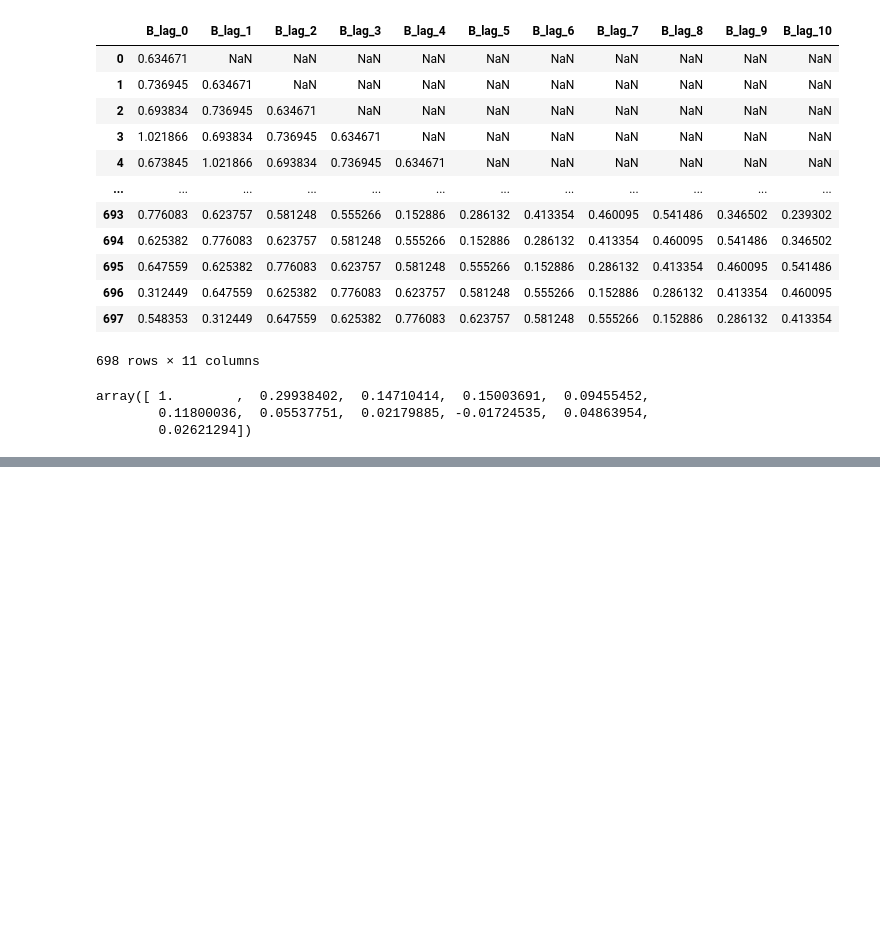
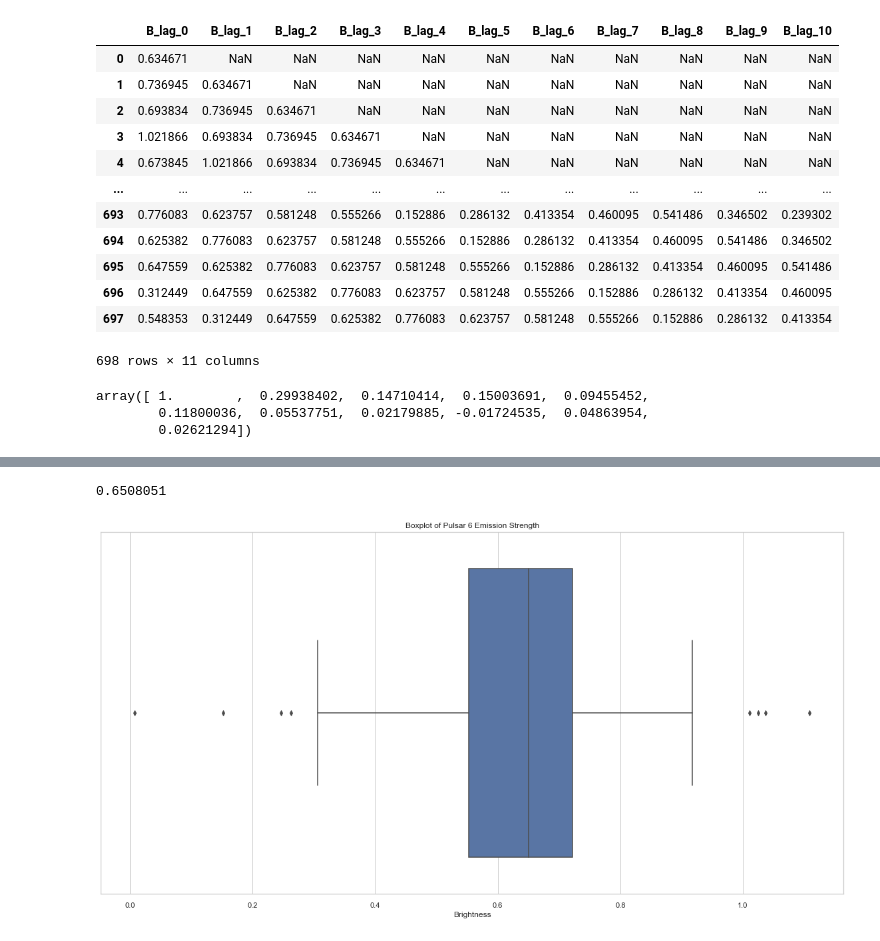
Before and after one commit to doughnutgod/PulsarPioneers, a Jupyter notebook: pulsar6.ipynb, the cells around one changed output, grey strips where cells are left out. Drawn from its saved outputs; the diff is of its cells as text; code cells hidden in the pictures; blank space fills up the shorter version.

```diff
--- a/pulsar6.ipynb
+++ b/pulsar6.ipynb
@@ -446,0 +453,3 @@ array([ 1.        ,  0.29938402,  0.14710414,  0.15003691,  0.09455452,
+# %%
+held5ths = pulsar6[pulsar6.index % 5 == 0]
+held5ths
@@ -446,0 +470,11 @@ array([ 1.        ,  0.29938402,  0.14710414,  0.15003691,  0.09455452,
+# %%
+medianheld5ths = held5ths["Brightness"].median()
+medianheld5ths
+# %% [output]
+0.6508051
+# %%
+plt.figure(figsize=(20,10))
+sns.set_theme(style="whitegrid")
+ax = sns.boxplot(x=held5ths["Brightness"]).set_title("Boxplot of Pulsar 6 Emission Strength")
+# %% [output]
+[figure, added]
```
Also changed, not shown: parts of 38 cells of this notebook, 1 other file.
